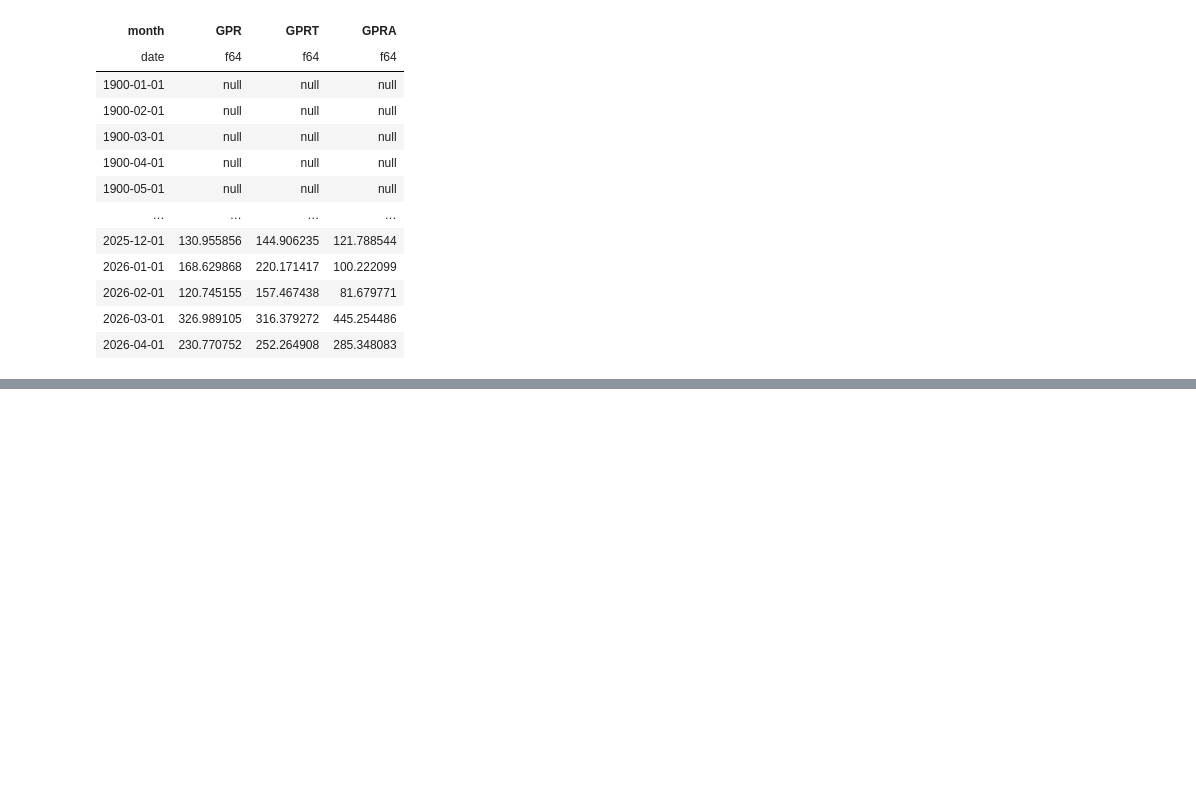
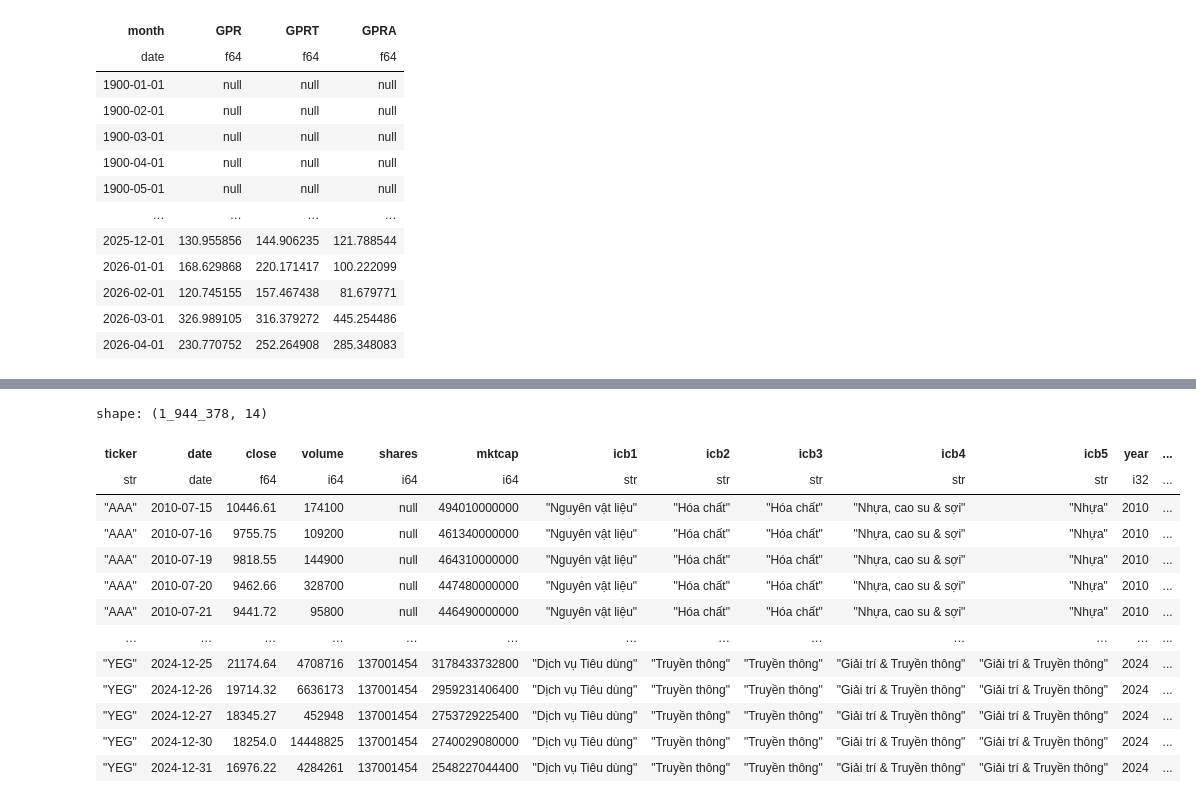
Before and after one commit to vongvinhtoan/kristal-thesis-not-mine, a Jupyter notebook: scripts/preprocessing.ipynb, the cells around one changed output, grey strips where cells are left out. Saved outputs shown, nothing was run; the diff lists cells and outputs as text; code cells hidden in the pictures; blank space fills up the shorter version.

```diff
--- a/scripts/preprocessing.ipynb
+++ b/scripts/preprocessing.ipynb
@@ -284,3 +286,7 @@ shape: (1_516, 4)
 | 2026-02-01 | 120.745155 | 157.467438 | 81.679771 |
 | 2026-03-01 | 326.989105 | 316.379272 | 445.254486 |
 | 2026-04-01 | 230.770752 | 252.264908 | 285.348083 |
+# %%
+price_df = pl.read_parquet(PROCESSED_DATA_DIR / "price.parquet")
+
+price_df
@@ -286,0 +308,4 @@ shape: (1_516, 4)
+# %%
+icb_df = pl.read_parquet(PROCESSED_DATA_DIR / "icb.parquet")
+
+icb_df
@@ -286,0 +367,48 @@ shape: (1_516, 4)
+# %%
+cleaned_price_df = (
+    price_df.join(
+        icb_df,
+        on="ticker",
+        how="left",
+        validate="m:1",
+    )
+    .filter(pl.col("icb2").is_not_null())
+    .filter(
+        ~pl.col("icb2").is_in(
+            [
+                "Dịch vụ tài chính",
+                "Ngân hàng",
+                "Bảo hiểm",
+            ]
+        )
+    )
+    .filter(~pl.col("ticker").is_in(["DSC", "MIC"]))
+    .with_columns(
+        [
+            pl.col("date").dt.year().alias("year"),
+            pl.col("date").dt.week().alias("week"),
+            pl.col("date").dt.weekday().alias("dayofweek"),
+        ]
+    )
+    .filter(~pl.col("dayofweek").is_in([6, 7]))
+    .filter(pl.col("year") >= 2010)
+    .filter(pl.col("year") <= 2024)
+    .filter(~pl.col("close").is_null())
+    .sort("ticker", "date")
+)
+cleaned_price_df
+# %% [output]
+shape: (1_944_378, 14)
+| ticker | date | close | volume | shares | mktcap | icb1 | icb2 | icb3 | icb4 | icb5 | year | ... |
+| str | date | f64 | i64 | i64 | i64 | str | str | str | str | str | i32 | ... |
+| "AAA" | 2010-07-15 | 10446.61 | 174100 | null | 494010000000 | "Nguyên vật liệu" | "Hóa chất" | "Hóa chất" | "Nhựa, cao su & sợi" | "Nhựa" | 2010 | ... |
+| "AAA" | 2010-07-16 | 9755.75 | 109200 | null | 461340000000 | "Nguyên vật liệu" | "Hóa chất" | "Hóa chất" | "Nhựa, cao su & sợi" | "Nhựa" | 2010 | ... |
+| "AAA" | 2010-07-19 | 9818.55 | 144900 | null | 464310000000 | "Nguyên vật liệu" | "Hóa chất" | "Hóa chất" | "Nhựa, cao su & sợi" | "Nhựa" | 2010 | ... |
+| "AAA" | 2010-07-20 | 9462.66 | 328700 | null | 447480000000 | "Nguyên vật liệu" | "Hóa chất" | "Hóa chất" | "Nhựa, cao su & sợi" | "Nhựa" | 2010 | ... |
+| "AAA" | 2010-07-21 | 9441.72 | 95800 | null | 446490000000 | "Nguyên vật liệu" | "Hóa chất" | "Hóa chất" | "Nhựa, cao su & sợi" | "Nhựa" | 2010 | ... |
+| … | … | … | … | … | … | … | … | … | … | … | … | ... |
+| "YEG" | 2024-12-25 | 21174.64 | 4708716 | 137001454 | 3178433732800 | "Dịch vụ Tiêu dùng" | "Truyền thông" | "Truyền thông" | "Giải trí & Truyền thông" | "Giải trí & Truyền thông" | 2024 | ... |
+| "YEG" | 2024-12-26 | 19714.32 | 6636173 | 137001454 | 2959231406400 | "Dịch vụ Tiêu dùng" | "Truyền thông" | "Truyền thông" | "Giải trí & Truyền thông" | "Giải trí & Truyền thông" | 2024 | ... |
+| "YEG" | 2024-12-27 | 18345.27 | 452948 | 137001454 | 2753729225400 | "Dịch vụ Tiêu dùng" | "Truyền thông" | "Truyền thông" | "Giải trí & Truyền thông" | "Giải trí & Truyền thông" | 2024 | ... |
+| "YEG" | 2024-12-30 | 18254.0 | 14448825 | 137001454 | 2740029080000 | "Dịch vụ Tiêu dùng" | "Truyền thông" | "Truyền thông" | "Giải trí & Truyền thông" | "Giải trí & Truyền thông" | 2024 | ... |
+| "YEG" | 2024-12-31 | 16976.22 | 4284261 | 137001454 | 2548227044400 | "Dịch vụ Tiêu dùng" | "Truyền thông" | "Truyền thông" | "Giải trí & Truyền thông" | "Giải trí & Truyền thông" | 2024 | ... |
```
Also changed, not shown: parts of 15 cells of this notebook, 30 other files.
